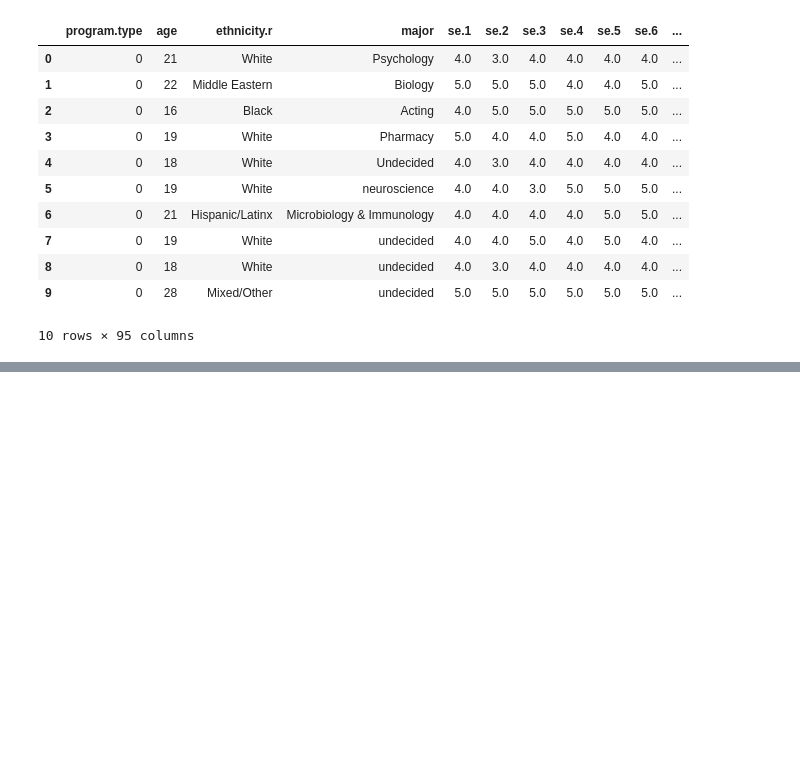
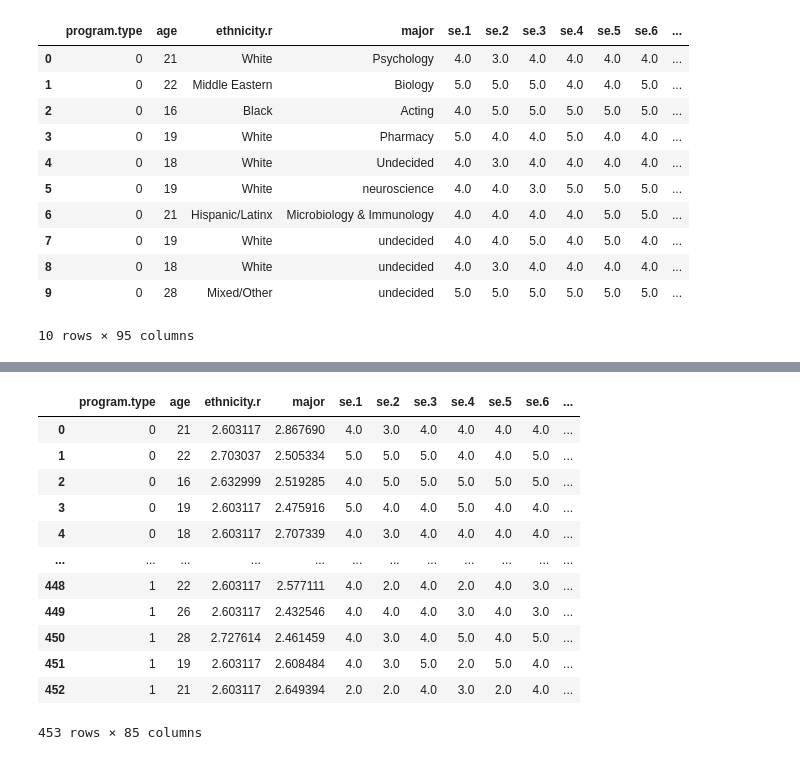
Before and after one commit to echu-vb/student_anxiety, a Jupyter notebook: anxietystats.ipynb, the cells around one changed output, grey strips where cells are left out. Saved outputs shown, nothing was run; the diff lists cells and outputs as text; code cells hidden in the pictures; blank space fills up the shorter version.

```diff
--- a/anxietystats.ipynb
+++ b/anxietystats.ipynb
@@ -58,3 +69,5 @@ display(df_new.head(10))
 10 rows × 95 columns
 # %%
 df_new.to_csv('anxiety.csv', index=False)
+# %%
+df_new = df_new.ffill()
@@ -60,0 +91,22 @@ df_new.to_csv('anxiety.csv', index=False)
+# %%
+categorical_col = df_new.select_dtypes(include=['object']).columns.to_list()
+# %%
+encoder = ce.TargetEncoder(cols=categorical_col)
+
+X_encoded = encoder.fit_transform(df_new.drop(columns=['math.anx', 'math.anx.1', 'math.anx.2', 'math.anx.3', 'math.anx.4', 'math.anx.5', 'math.anx.6', 'math.anx.7', 'math.anx.8', 'math.anx.9']), df_new['math.anx'])
+# %%
+display(X_encoded)
+# %% [output]
+|  | program.type | age | ethnicity.r | major | se.1 | se.2 | se.3 | se.4 | se.5 | se.6 | ... |
+| 0 | 0 | 21 | 2.603117 | 2.867690 | 4.0 | 3.0 | 4.0 | 4.0 | 4.0 | 4.0 | ... |
+| 1 | 0 | 22 | 2.703037 | 2.505334 | 5.0 | 5.0 | 5.0 | 4.0 | 4.0 | 5.0 | ... |
+| 2 | 0 | 16 | 2.632999 | 2.519285 | 4.0 | 5.0 | 5.0 | 5.0 | 5.0 | 5.0 | ... |
+| 3 | 0 | 19 | 2.603117 | 2.475916 | 5.0 | 4.0 | 4.0 | 5.0 | 4.0 | 4.0 | ... |
+| 4 | 0 | 18 | 2.603117 | 2.707339 | 4.0 | 3.0 | 4.0 | 4.0 | 4.0 | 4.0 | ... |
+| ... | ... | ... | ... | ... | ... | ... | ... | ... | ... | ... | ... |
+| 448 | 1 | 22 | 2.603117 | 2.577111 | 4.0 | 2.0 | 4.0 | 2.0 | 4.0 | 3.0 | ... |
+| 449 | 1 | 26 | 2.603117 | 2.432546 | 4.0 | 4.0 | 4.0 | 3.0 | 4.0 | 3.0 | ... |
+| 450 | 1 | 28 | 2.727614 | 2.461459 | 4.0 | 3.0 | 4.0 | 5.0 | 4.0 | 5.0 | ... |
+| 451 | 1 | 19 | 2.603117 | 2.608484 | 4.0 | 3.0 | 5.0 | 2.0 | 5.0 | 4.0 | ... |
+| 452 | 1 | 21 | 2.603117 | 2.649394 | 2.0 | 2.0 | 4.0 | 3.0 | 2.0 | 4.0 | ... |
+453 rows × 85 columns
```
Also changed, not shown: parts of 28 cells of this notebook.
